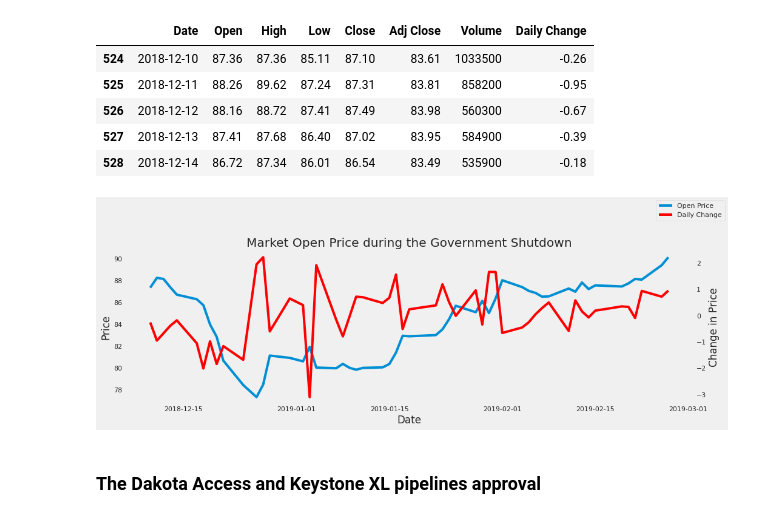
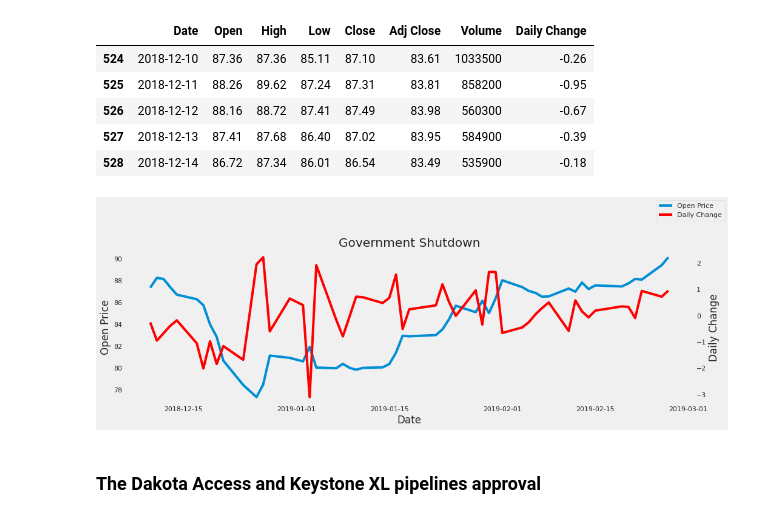
Before and after one commit to cybertraining-dsc/fa20-523-307, a Jupyter notebook: project/Analysis of Financial Markets based on President Trump's Tweets.ipynb, the cells around one changed output. Drawn from its saved outputs; the diff is of its cells as text; code cells hidden in the pictures.

```diff
--- a/project/Analysis of Financial Markets based on President Trump's Tweets.ipynb
+++ b/project/Analysis of Financial Markets based on President Trump's Tweets.ipynb
@@ -876,23 +856,21 @@ shutdown_stock_data.head()
 # %%
 fig = plt.figure(figsize=(15,10))
 ax1 = fig.add_subplot(2,1,1)
-#ax2 = fig.add_subplot(2,1,2)
 ax1.plot(shutdown_stock_data['Date'], shutdown_stock_data['Open'])
 ax1.set_xlabel("Date")
-ax1.set_ylabel("Price")
-ax1.set_title('Market Open Price during the Government Shutdown')
+ax1.set_ylabel("Open Price")
+ax1.set_title('Government Shutdown')
 plt.subplots_adjust(hspace=0.3)
 ax2 = ax1.twinx()
 ax2.plot(shutdown_stock_data['Date'], shutdown_stock_data['Daily Change'], color = "red")
 ax2.set_xlabel("Date")
-ax2.set_ylabel("Change in Price")
-handles, labels = ax.get_legend_handles_labels()
-fig.legend(handles, labels)
+ax2.set_ylabel("Daily Change")
+fig.legend(labels = ("Open Price", "Daily Change"))
 ax1.grid(False)
 ax2.grid(False)
 plt.show()
 # %% [output]
-[figure, old version]
+[figure, new version]
 # %% [markdown]
 ### The Dakota Access and Keystone XL pipelines approval
 # %%
```
Also changed, not shown: parts of 6 cells of this notebook.
